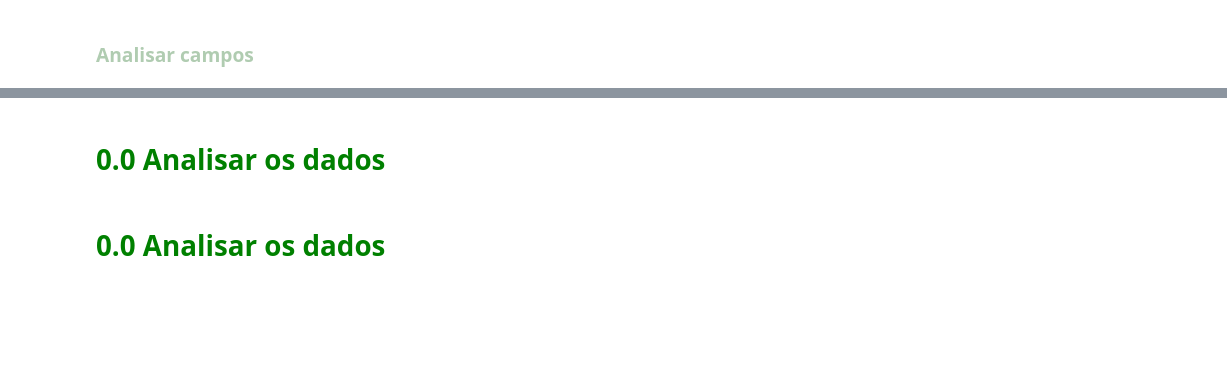
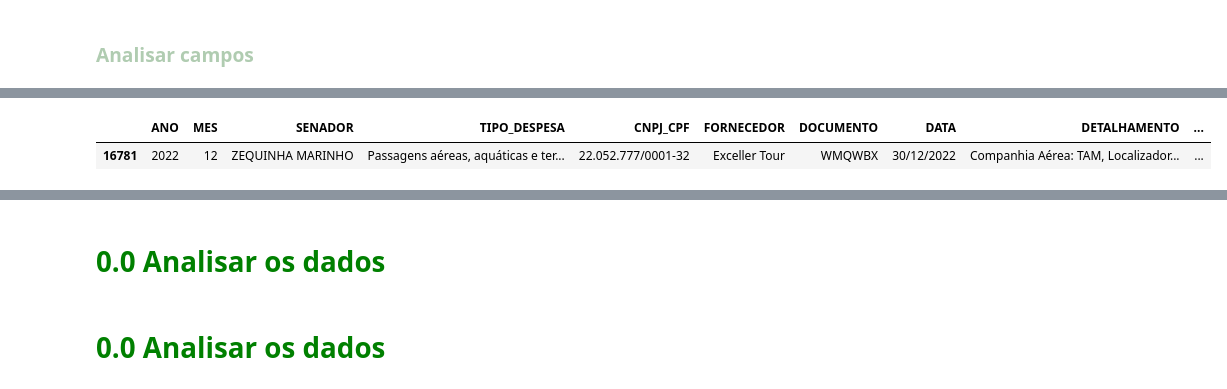
Before and after one commit to FernandoBatistaDS/TransparenciaPrestacaoContas, a Jupyter notebook: main_2.ipynb, the cells around one changed output, grey strips where cells are left out. Drawn from its saved outputs; the diff is of its cells as text; code cells hidden in the pictures; blank space fills up the shorter version.

```diff
--- a/main_2.ipynb
+++ b/main_2.ipynb
@@ -139,0 +290,2 @@ df.tail()
+# %%
+df['FORNECEDOR'].fillna('FORNECEDOR NÃO CADASTRADO', inplace=True)
@@ -139,0 +344,6 @@ df.tail()
+# %%
+# Criar uma máscara booleana para identificar as linhas onde 'NUM_CARCTERS_COD_DOCUMENTO' seja menor que 5
+mascara = df['NUM_CARCTERS_COD_DOCUMENTO'] < 5
+
+# Usar a máscara para selecionar as linhas que não atendem ao critério e deletá-las do DataFrame
+df = df[~mascara]
@@ -139,0 +352,3 @@ df.tail()
+# %%
+mascara = (df['DOCUMENTO'].isnull()) & (df['NUM_CARCTERS_COD_DOCUMENTO'] > 7)
+df.loc[mascara, 'DOCUMENTO'] = 'NÃO PREENCHIDO'
@@ -139,0 +357,3 @@ df.tail()
+# %%
+mascara = (df['DOCUMENTO'].isnull()) & (df['NUM_CARCTERS_COD_DOCUMENTO'] < 8)
+df.loc[mascara, 'DOCUMENTO'] = 'POSSIVEL PREENCHIMENTO'
@@ -139,0 +387,5 @@ df.tail()
+# %%
+df.tail(1)
+# %% [output]
+|  | ANO | MES | SENADOR | TIPO_DESPESA | CNPJ_CPF | FORNECEDOR | DOCUMENTO | DATA | DETALHAMENTO | ... |
+| 16781 | 2022 | 12 | ZEQUINHA MARINHO | Passagens aéreas, aquáticas e ter... | 22.052.777/0001-32 | Exceller Tour | WMQWBX | 30/12/2022 | Companhia Aérea: TAM, Localizador... | ... |
```
Also changed, not shown: parts of 56 cells of this notebook, 1 other file.
